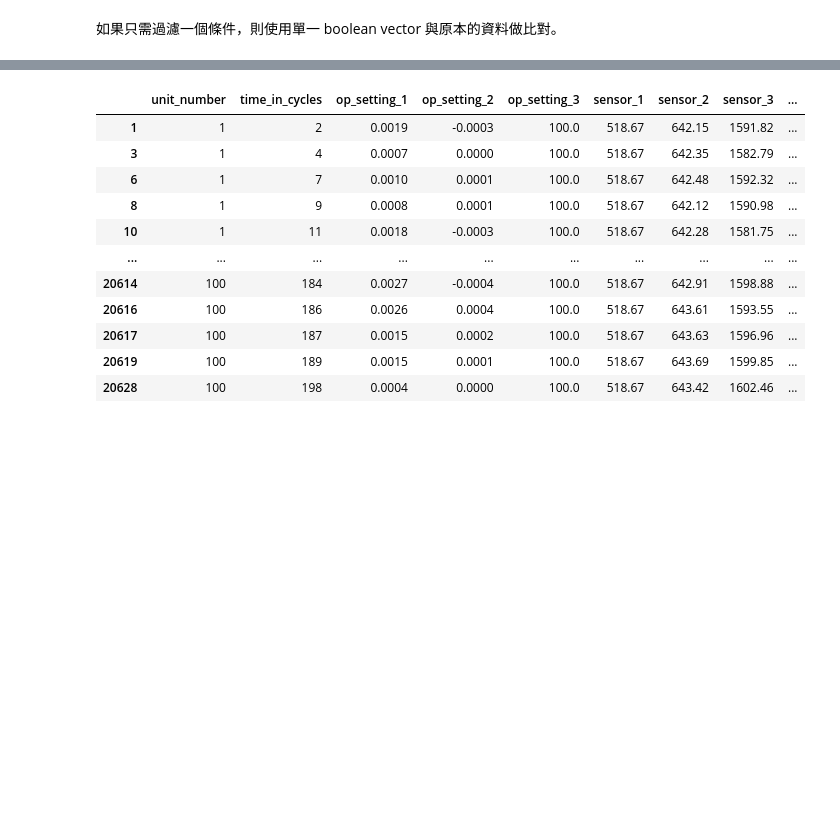
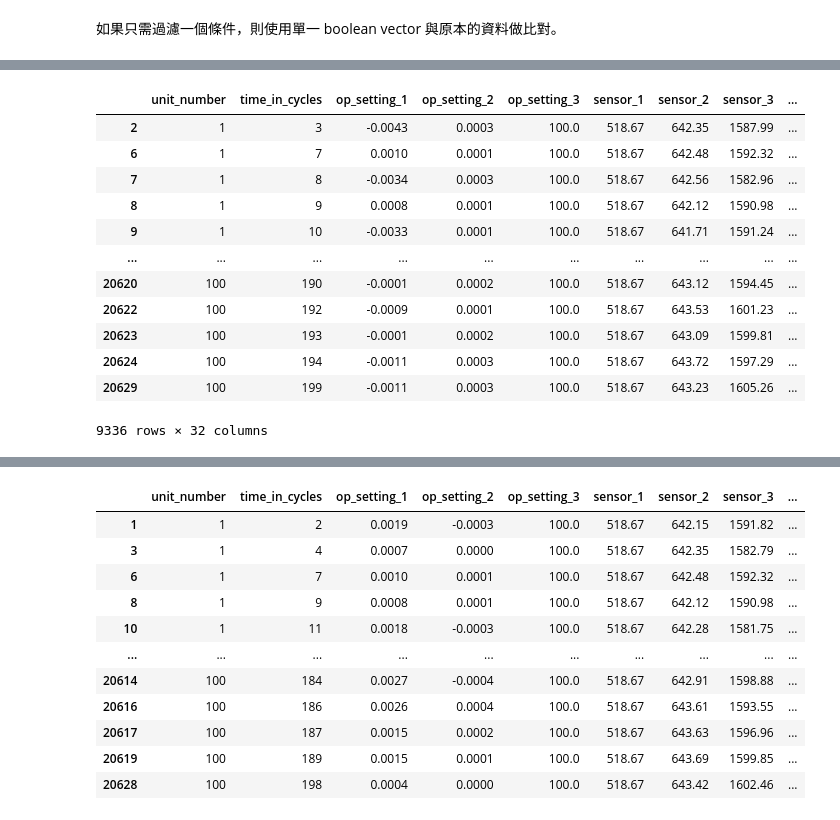
Before and after one commit to yatingAnne/pandas_training, a Jupyter notebook: Chapter 4 - Filtering Data_turbofan.ipynb, the cells around one changed output, grey strips where cells are left out. Drawn from its saved outputs; the diff is of its cells as text; code cells hidden in the pictures; blank space fills up the shorter version.

```diff
--- a/Chapter 4 - Filtering Data_turbofan.ipynb
+++ b/Chapter 4 - Filtering Data_turbofan.ipynb
@@ -49,3 +49,6 @@ df.head()
 ### 單一條件比對
 # %% [markdown]
 如果只需過濾一個條件，則使用單一 boolean vector 與原本的資料做比對。
+# %%
+more_than_zero_2 = df.loc[:, 'op_setting_2'] > 0
+print(more_than_zero_2)
@@ -51,0 +68,16 @@ df.head()
+# %%
+df.loc[more_than_zero_2]
+# %% [output]
+|  | unit_number | time_in_cycles | op_setting_1 | op_setting_2 | op_setting_3 | sensor_1 | sensor_2 | sensor_3 | ... |
+| 2 | 1 | 3 | -0.0043 | 0.0003 | 100.0 | 518.67 | 642.35 | 1587.99 | ... |
+| 6 | 1 | 7 | 0.0010 | 0.0001 | 100.0 | 518.67 | 642.48 | 1592.32 | ... |
+| 7 | 1 | 8 | -0.0034 | 0.0003 | 100.0 | 518.67 | 642.56 | 1582.96 | ... |
+| 8 | 1 | 9 | 0.0008 | 0.0001 | 100.0 | 518.67 | 642.12 | 1590.98 | ... |
+| 9 | 1 | 10 | -0.0033 | 0.0001 | 100.0 | 518.67 | 641.71 | 1591.24 | ... |
+| ... | ... | ... | ... | ... | ... | ... | ... | ... | ... |
+| 20620 | 100 | 190 | -0.0001 | 0.0002 | 100.0 | 518.67 | 643.12 | 1594.45 | ... |
+| 20622 | 100 | 192 | -0.0009 | 0.0001 | 100.0 | 518.67 | 643.53 | 1601.23 | ... |
+| 20623 | 100 | 193 | -0.0001 | 0.0002 | 100.0 | 518.67 | 643.09 | 1599.81 | ... |
+| 20624 | 100 | 194 | -0.0011 | 0.0003 | 100.0 | 518.67 | 643.72 | 1597.29 | ... |
+| 20629 | 100 | 199 | -0.0011 | 0.0003 | 100.0 | 518.67 | 643.23 | 1605.26 | ... |
+9336 rows × 32 columns
```
Also changed, not shown: parts of 7 cells of this notebook, 4 other files.
